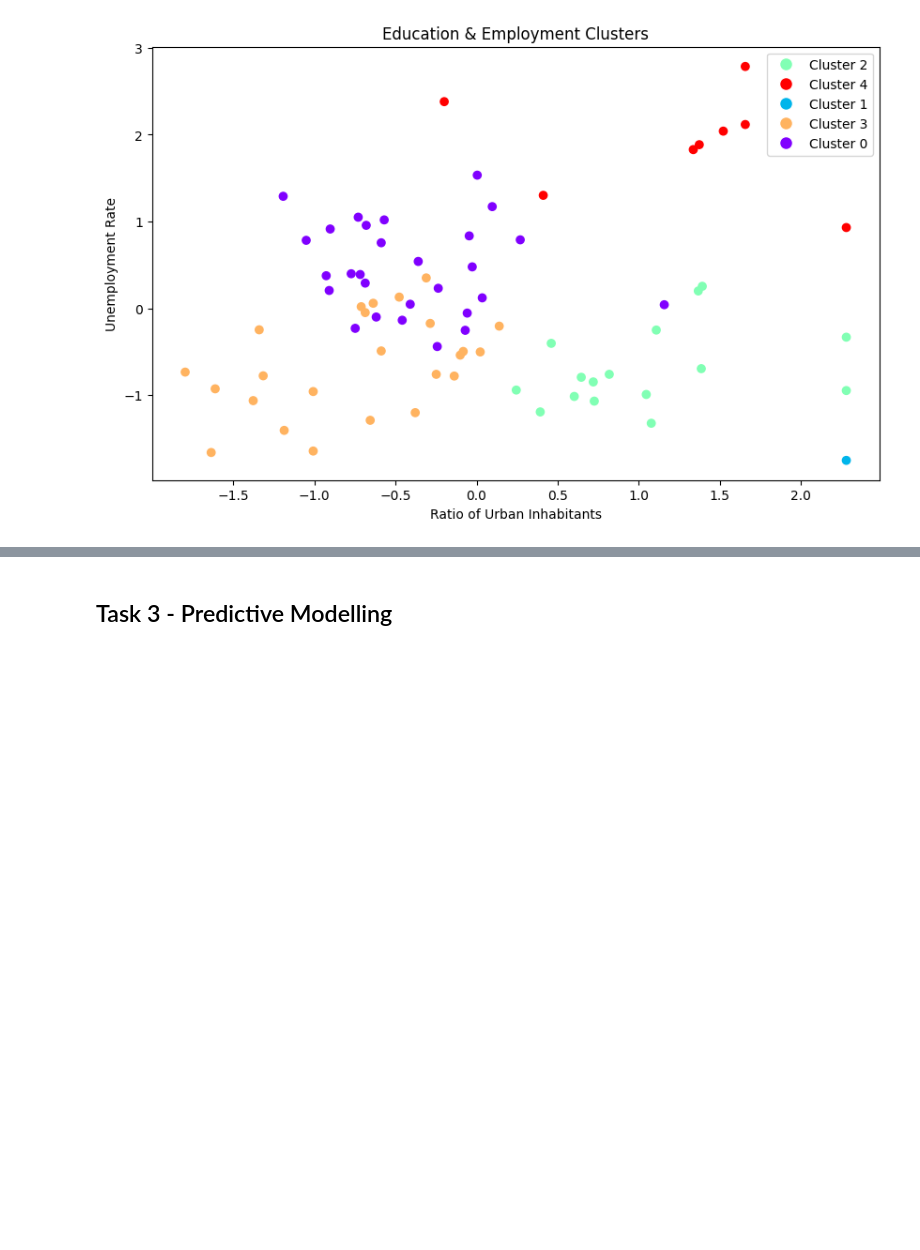
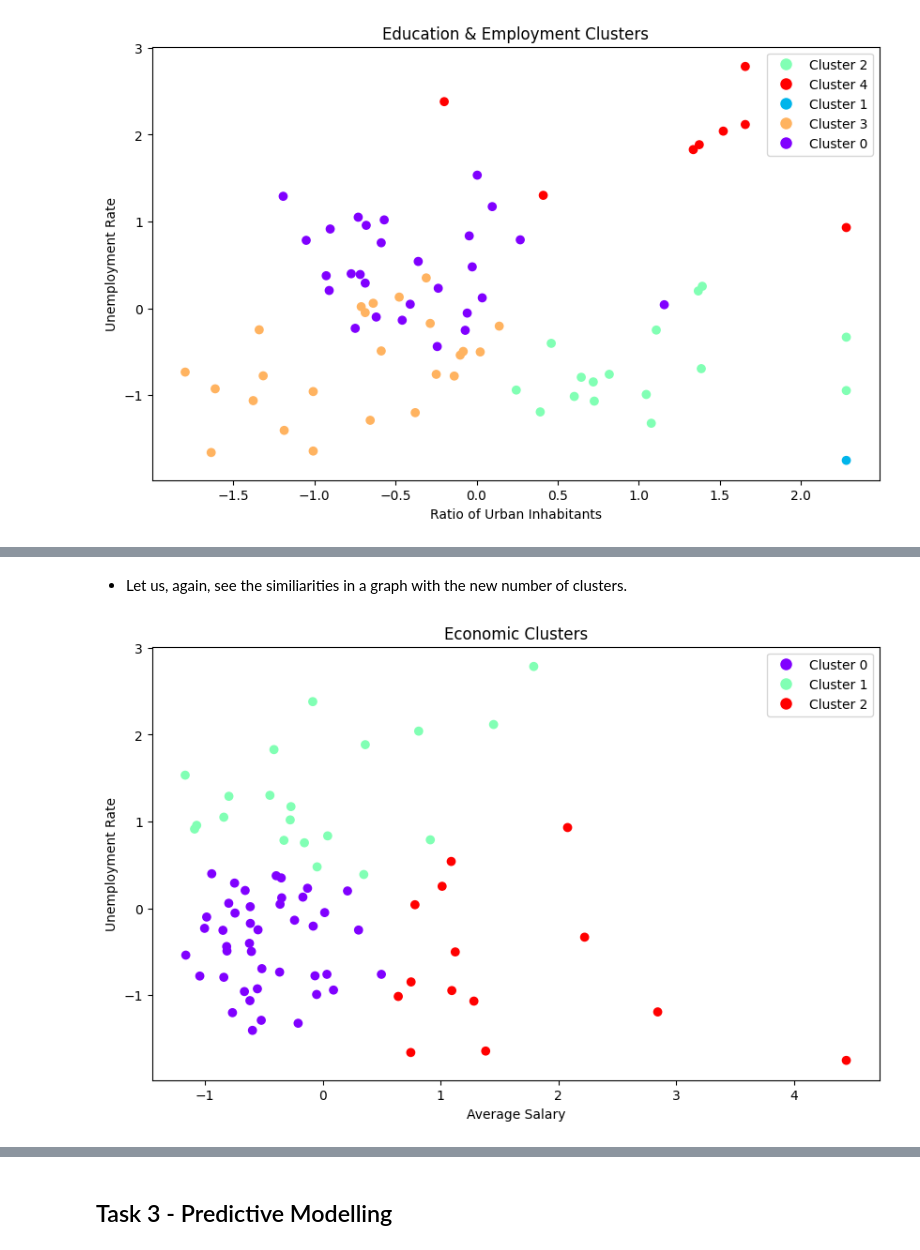
Before and after one commit to DanielaTomas/FCUP-DM1, a Jupyter notebook: DM1.ipynb, the cells around one changed output, grey strips where cells are left out. Cells and saved outputs as stored; diff of their text form; code cells hidden in the pictures; blank space fills up the shorter version.

```diff
--- a/DM1.ipynb
+++ b/DM1.ipynb
@@ -1237,0 +1325,20 @@ plt.show()
+# %% [markdown]
+* Let us, again, see the similiarities in a graph with the new number of clusters.
+# %%
+# Plot the clusters for economic features
+plt.figure(figsize=(10, 6))
+scatter = plt.scatter(economic_data_normalized['average salary'], economic_data_normalized['unemployment rate'], c=economic_cluster_labels, cmap='rainbow')
+plt.xlabel('Average Salary')
+plt.ylabel('Unemployment Rate')
+plt.title('Economic Clusters')
+
+# Create a legend for the clusters
+legend_elements = []
+unique_clusters = np.unique(economic_cluster_labels)
+for cluster in unique_clusters:
+    legend_elements.append(plt.Line2D([0], [0], marker='o', color='w', label=f'Cluster {cluster}', markerfacecolor=scatter.cmap(cluster / (len(unique_clusters) - 1)), markersize=10))
+
+plt.legend(handles=legend_elements)
+plt.show()
+# %% [output]
+[figure, added]
```
Also changed, not shown: parts of 11 cells of this notebook.
